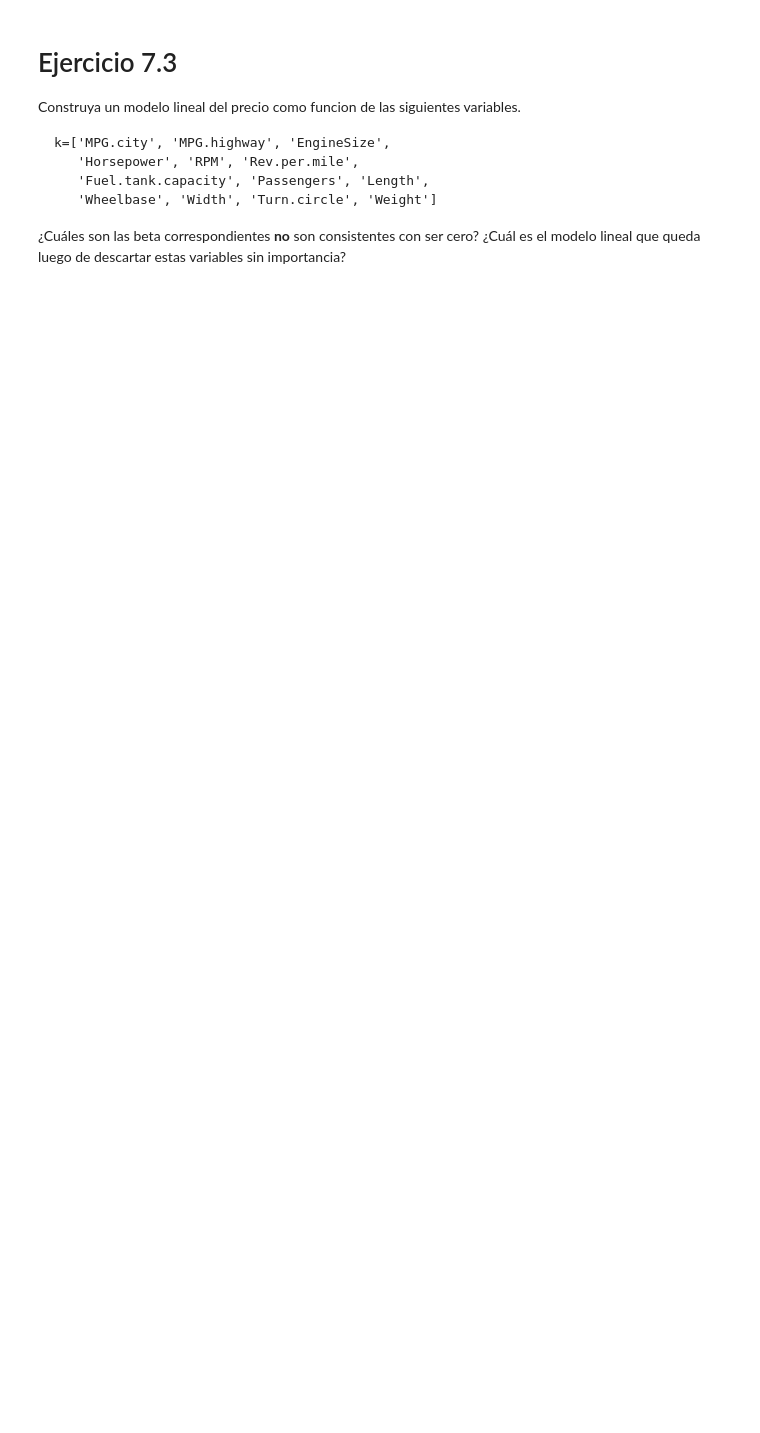
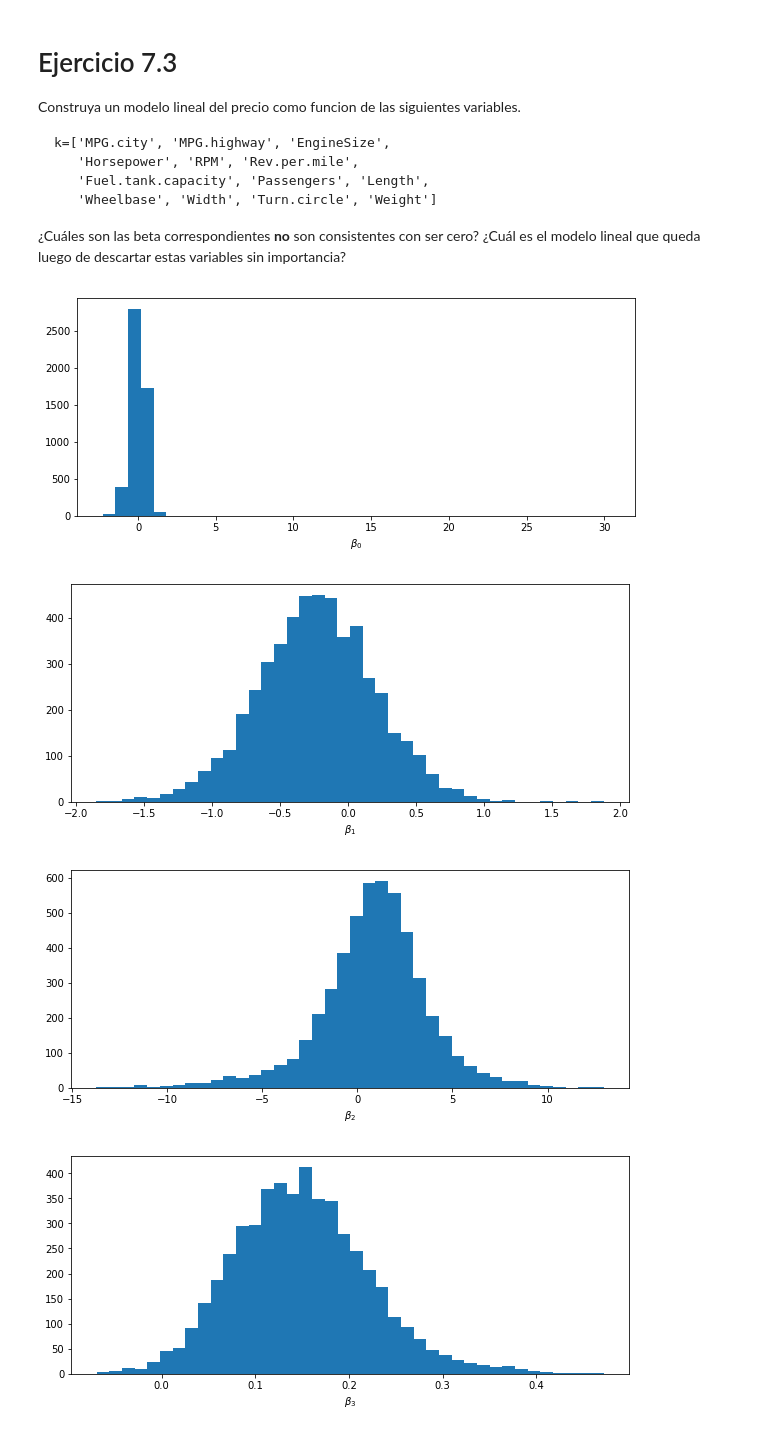
Before and after one commit to JoseMontanaC/Metodos_Computacionales, a Jupyter notebook: Repaso_Ejercicios/Ejercicio_14/Ejercicio_14.ipynb, the cells around one changed output. Cells and saved outputs as stored; diff of their text form; code cells hidden in the pictures; blank space fills up the shorter version.

```diff
--- a/Repaso_Ejercicios/Ejercicio_14/Ejercicio_14.ipynb
+++ b/Repaso_Ejercicios/Ejercicio_14/Ejercicio_14.ipynb
@@ -239,3 +325,41 @@ k=['MPG.city', 'MPG.highway', 'EngineSize',
 
 ¿Cuáles son las beta correspondientes **no** son consistentes con ser cero? ¿Cuál es el modelo lineal que queda luego de descartar
 estas variables sin importancia?
+# %%
+X_new = data[['MPG.city', 'MPG.highway', 'EngineSize','Horsepower', 'RPM', 'Rev.per.mile','Fuel.tank.capacity',
+          'Passengers', 'Length','Wheelbase', 'Width', 'Turn.circle', 'Weight']]
+Y_new = data['Price'].values.reshape(-1,1)
+# %%
+n_boot = 5000
+betas=[np.ones(n_boot)]
+for i in range(13):
+    betas.append(np.ones(n_boot))
+
+betas = np.array(betas)
+r2_train = np.ones(n_boot)
+r2_validation = np.ones(n_boot)
+
+linear = sklearn.linear_model.LinearRegression()
+for i in range(n_boot):
+    X_train, X_validation, Y_train, Y_validation = sklearn.model_selection.train_test_split(X_new, Y_new, test_size=0.5)
+    linear.fit(X_train, Y_train)
+
+    for j in range(len(betas)-1):
+        if j!=0:
+            betas[j][i]=linear.coef_[0][j]
+        else:
+            betas[0][j] = linear.intercept_[0]
+            betas[j][i]=linear.coef_[0][j]
+    r2_train[i] = linear.score(X_train, Y_train)
+    r2_validation[i] = linear.score(X_validation, Y_validation)
+# %%
+for i in range(len(betas)):
+    plt.figure(figsize=(10,4))
+    _ = plt.hist(betas[i], bins=40)
+    _ = plt.xlabel(r'$\beta_{}$'.format(i))
+    plt.show()
+# %% [output]
+[figure, added]
+[figure, added]
+[figure, added]
+[figure, added]
```
Also changed, not shown: parts of 17 cells of this notebook.
